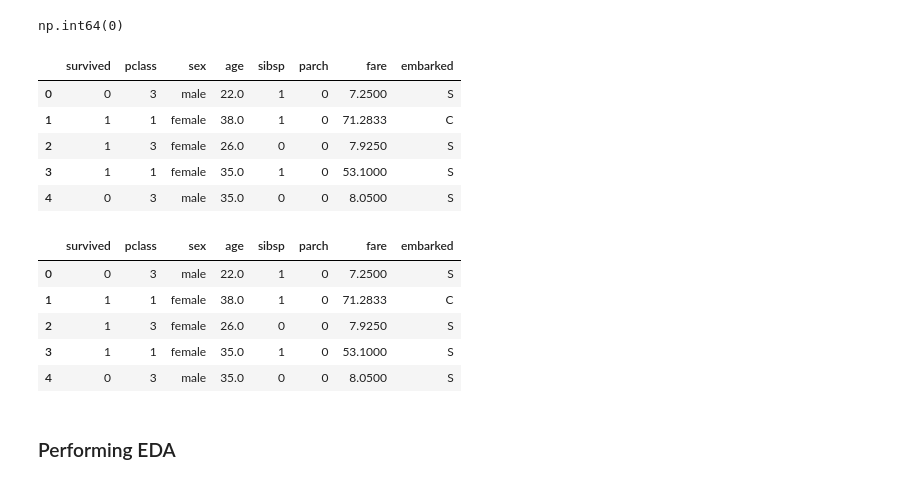
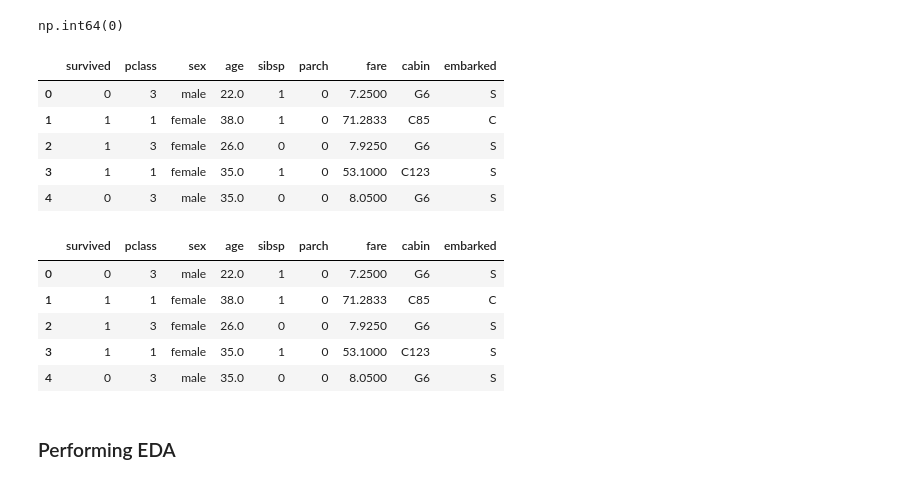
Before and after one commit to Queenzy-Ongeye/TitanicSurvivalAnalysis, a Jupyter notebook: index.ipynb, the cells around one changed output. Drawn from its saved outputs; the diff is of its cells as text; code cells hidden in the pictures.

```diff
--- a/index.ipynb
+++ b/index.ipynb
@@ -203,5 +200,5 @@ np.int64(687)
 # %%
-# filling in the missing values of the cabin using the ticket
-df["cabin"] = df.groupby("ticket")["cabin"].transform(lambda x: x.fillna(x.mode().iloc[0] if not x.mode().empty else "Unknown"))
-df['cabin'].head(100)
+# Fill missing cabins based on the most common cabin per Pclass
+df['cabin'] = df.groupby('pclass')['cabin'].transform(lambda x: x.fillna(x.mode()[0]) if not x.mode().empty else x)
+df['cabin']
 # %% [output]
@@ -224,25 +242,25 @@ df.duplicated().sum()
 np.int64(0)
 # %%
 # Dropping unimportant features
-drop_list = ['name', 'ticket', 'cabin', 'passengerid']
+drop_list = ['name', 'ticket', 'passengerid']
 df_cleaned = df.drop(drop_list, axis=1)
 df_cleaned.head()
 # %% [output]
-|  | survived | pclass | sex | age | sibsp | parch | fare | embarked |
-| 0 | 0 | 3 | male | 22.0 | 1 | 0 | 7.2500 | S |
-| 1 | 1 | 1 | female | 38.0 | 1 | 0 | 71.2833 | C |
-| 2 | 1 | 3 | female | 26.0 | 0 | 0 | 7.9250 | S |
-| 3 | 1 | 1 | female | 35.0 | 1 | 0 | 53.1000 | S |
-| 4 | 0 | 3 | male | 35.0 | 0 | 0 | 8.0500 | S |
+|  | survived | pclass | sex | age | sibsp | parch | fare | cabin | embarked |
+| 0 | 0 | 3 | male | 22.0 | 1 | 0 | 7.2500 | G6 | S |
+| 1 | 1 | 1 | female | 38.0 | 1 | 0 | 71.2833 | C85 | C |
+| 2 | 1 | 3 | female | 26.0 | 0 | 0 | 7.9250 | G6 | S |
+| 3 | 1 | 1 | female | 35.0 | 1 | 0 | 53.1000 | C123 | S |
+| 4 | 0 | 3 | male | 35.0 | 0 | 0 | 8.0500 | G6 | S |
 # %%
 df_cleaned.head()
 # %% [output]
-|  | survived | pclass | sex | age | sibsp | parch | fare | embarked |
-| 0 | 0 | 3 | male | 22.0 | 1 | 0 | 7.2500 | S |
-| 1 | 1 | 1 | female | 38.0 | 1 | 0 | 71.2833 | C |
-| 2 | 1 | 3 | female | 26.0 | 0 | 0 | 7.9250 | S |
-| 3 | 1 | 1 | female | 35.0 | 1 | 0 | 53.1000 | S |
-| 4 | 0 | 3 | male | 35.0 | 0 | 0 | 8.0500 | S |
+|  | survived | pclass | sex | age | sibsp | parch | fare | cabin | embarked |
+| 0 | 0 | 3 | male | 22.0 | 1 | 0 | 7.2500 | G6 | S |
+| 1 | 1 | 1 | female | 38.0 | 1 | 0 | 71.2833 | C85 | C |
+| 2 | 1 | 3 | female | 26.0 | 0 | 0 | 7.9250 | G6 | S |
+| 3 | 1 | 1 | female | 35.0 | 1 | 0 | 53.1000 | C123 | S |
+| 4 | 0 | 3 | male | 35.0 | 0 | 0 | 8.0500 | G6 | S |
 # %% [markdown]
 ### Performing EDA
 # %%
```
Also changed, not shown: parts of 32 cells of this notebook.
